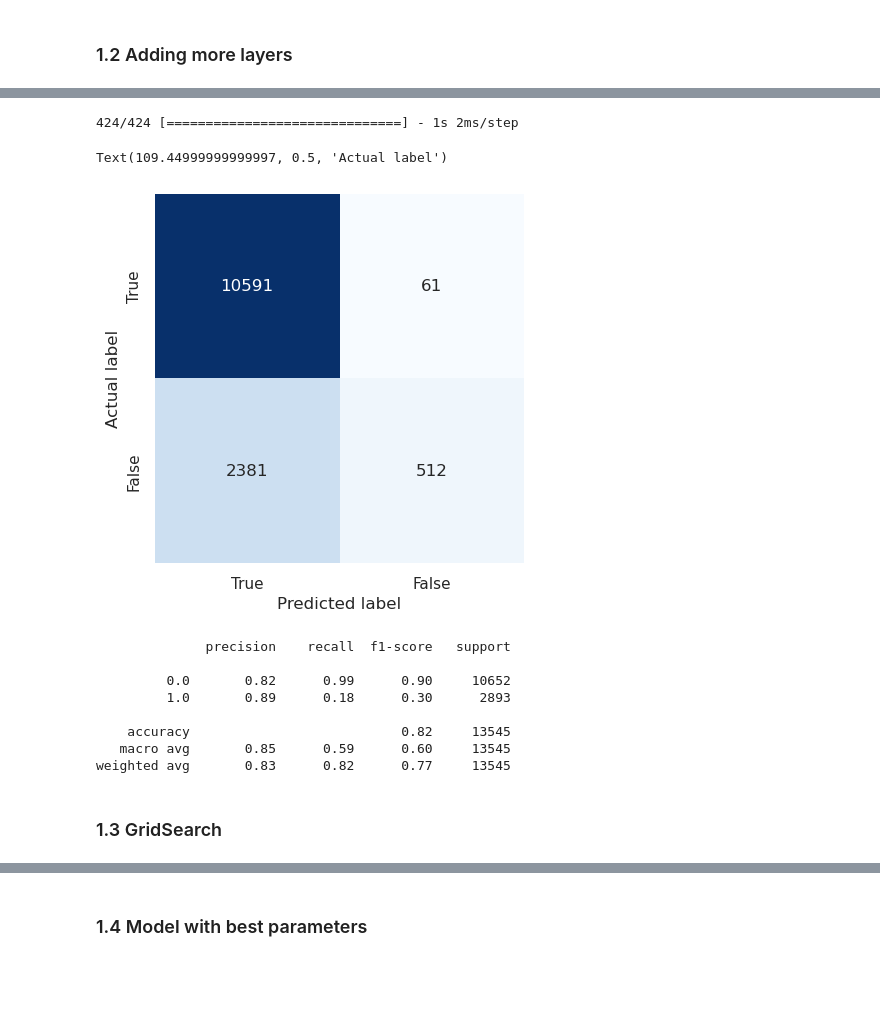
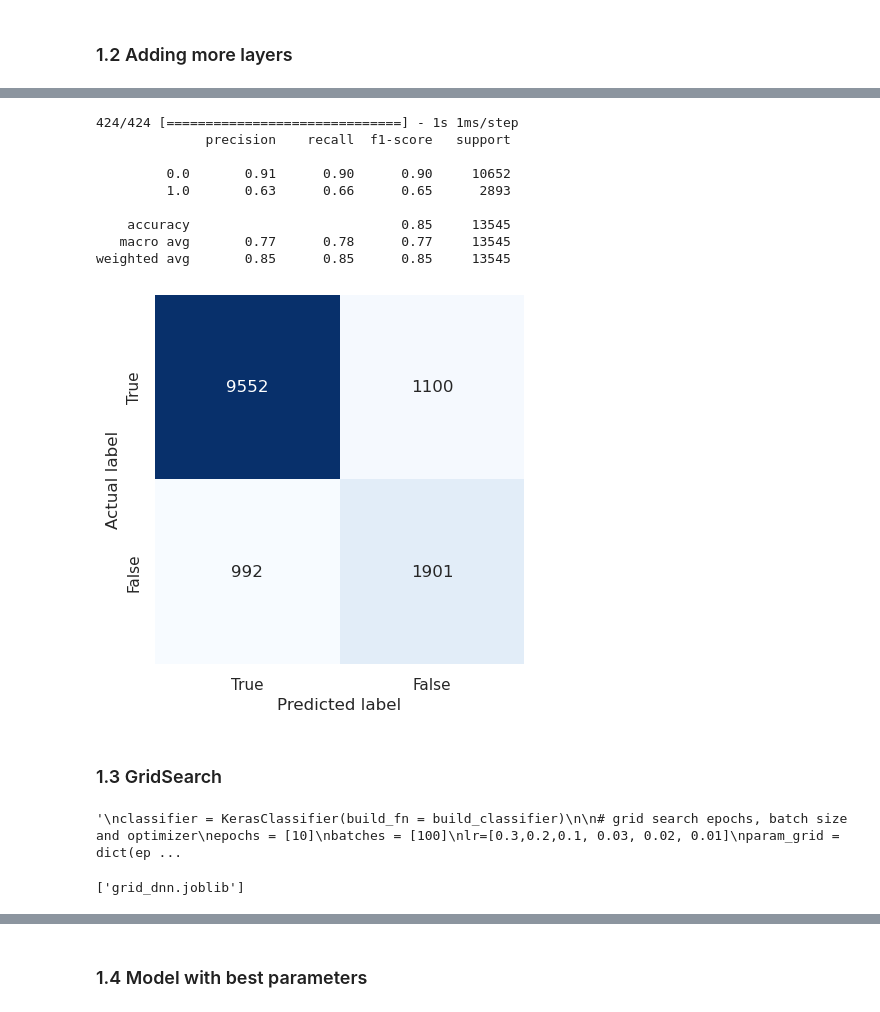
Before and after one commit to claudiawiese/weather_project, a Jupyter notebook: notebooks/DeepModels/NeuralNetworkModelling.ipynb, the cells around one changed output, grey strips where cells are left out. Saved outputs shown, nothing was run; the diff lists cells and outputs as text; code cells hidden in the pictures; blank space fills up the shorter version.

```diff
--- a/notebooks/DeepModels/NeuralNetworkModelling.ipynb
+++ b/notebooks/DeepModels/NeuralNetworkModelling.ipynb
@@ -26,7 +31,6 @@ from joblib import dump, load
 # %%
-df = pd.read_csv('weatherAUS_imputed.csv')
+df = pd.read_csv('../../Data/processed/weatherAUS_imputed.csv')
 display(df.head())
-df.shape
 # %% [output]
 |  | Date | Location | Year | Month | RainToday | RainTomorrow | Rainfall | Evaporation | Sunshine | ... |
 | 0 | 2009-01-01 | Cobar | 2009 | 1 | 0.0 | 0.0 | -0.254034 | 1.452543 | 1.231645 | ... |
@@ -37,0 +41,15 @@ df.shape
+# %%
+#confusion matrix, classification report
+def confusion_matrix_classification_report(model):
+    pred_prob = model.predict(X_test) > 0.5
+    pred = (pred_prob > 0.5).astype(int)
+    mat = confusion_matrix(y_test, pred)
+    labels = ['True', 'False']
+
+    sns.heatmap(mat, square=True, annot=True, fmt='d', cbar=False, cmap='Blues',
+            xticklabels=labels, yticklabels=labels)
+
+    plt.xlabel('Predicted label')
+    plt.ylabel('Actual label')
+
+    print(classification_report(y_test, pred))
@@ -127,9 +134,9 @@ weighted avg       0.85      0.85      0.85     13545
 # %% [markdown]
 ### 1.2 Adding more layers
 # %%
-model2 = Sequential()
-model2.add(Dense(32, input_dim=X_train.shape[1], activation='relu'))
-model2.add(Dense(32, activation='relu'))
-model2.add(Dense(1, activation='sigmoid'))
-model2.compile(loss='binary_crossentropy', optimizer='adam', metrics=['accuracy'])
-model2.summary()
+model2 = Sequential([
+    Dense(64, activation='relu', input_shape=(X_train.shape[1],)),
+    Dense(32, activation='relu'),
+    Dense(16, activation='relu'),
+    Dense(1, activation='sigmoid')
+])
@@ -152,3 +143,5 @@ _________________________________________________________________
+# %%
+model2.compile(optimizer='adam', loss='binary_crossentropy', metrics=['accuracy'])
 # %%
 training_history2 = model2.fit(X_train, y_train, validation_data=(X_test, y_test), epochs=20, batch_size=100)
 # %% [output]
@@ -187,29 +169,16 @@ plt.plot()
 # %%
-y_pred_prob2 = model2.predict(X_test) > 0.5
-y_pred2 = (y_pred_prob2 > 0.5).astype(int)
-mat = confusion_matrix(y_test, y_pred2)
-labels = ['True', 'False']
-
-sns.heatmap(mat, square=True, annot=True, fmt='d', cbar=False, cmap='Blues',
-            xticklabels=labels, yticklabels=labels)
-
-plt.xlabel('Predicted label')
-plt.ylabel('Actual label')
+confusion_matrix_classification_report(model2)
 # %% [output]
-424/424 [==============================] - 1s 2ms/step
+424/424 [==============================] - 1s 1ms/step
+              precision    recall  f1-score   support
+
+         0.0       0.91      0.90      0.90     10652
+         1.0       0.63      0.66      0.65      2893
+
+    accuracy                           0.85     13545
+   macro avg       0.77      0.78      0.77     13545
+weighted avg       0.85      0.85      0.85     13545
-Text(109.44999999999997, 0.5, 'Actual label')
-[figure, old version]
+[figure, new version]
-# %%
-print(classification_report(y_test, y_pred2))
-# %% [output]
-              precision    recall  f1-score   support
-
-         0.0       0.82      0.99      0.90     10652
-         1.0       0.89      0.18      0.30      2893
-
-    accuracy                           0.82     13545
-   macro avg       0.85      0.59      0.60     13545
-weighted avg       0.83      0.82      0.77     13545
 # %% [markdown]
 ### 1.3 GridSearch
 # %%
@@ -225,21 +194,24 @@ def build_classifier(learn_rate):
 # %%
 """
 classifier = KerasClassifier(build_fn = build_classifier)
-print(classifier.get_params().keys())
+
 # grid search epochs, batch size and optimizer
 epochs = [10]
 batches = [100]
-lr=[0.1,0.01, 0.001]
+lr=[0.3,0.2,0.1, 0.03, 0.02, 0.01]
 param_grid = dict(epochs=epochs, batch_size=batches, learn_rate=lr)
 grid = GridSearchCV(estimator=classifier, param_grid=param_grid)
 grid_result = grid.fit(X_train, y_train)
+
 # summarize results
 print("Best: %f using %s" % (grid_result.best_score_, grid_result.best_params_))
 """
+# %% [output]
+'\nclassifier = KerasClassifier(build_fn = build_classifier)\n\n# grid search epochs, batch size and optimizer\nepochs = [10]\nbatches = [100]\nlr=[0.3,0.2,0.1, 0.03, 0.02, 0.01]\nparam_grid = dict(ep ...
 # %%
-"""
-dump(grid_result.best_params_, 'grid_dnn.joblib')
-"""
+#dump(grid_result.best_params_, 'grid_dnn.joblib')
+# %% [output]
+['grid_dnn.joblib']
 # %%
 grid_dnn = load('grid_dnn.joblib')
 # %%
```
Also changed, not shown: parts of 73 cells of this notebook, 7 other files.
